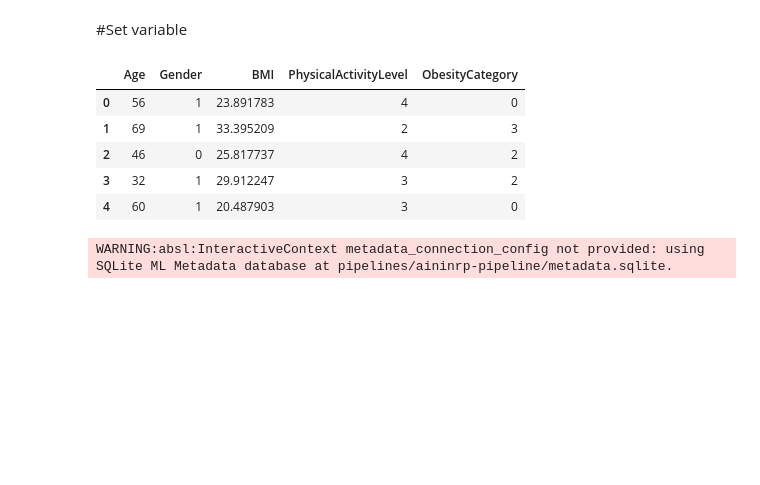
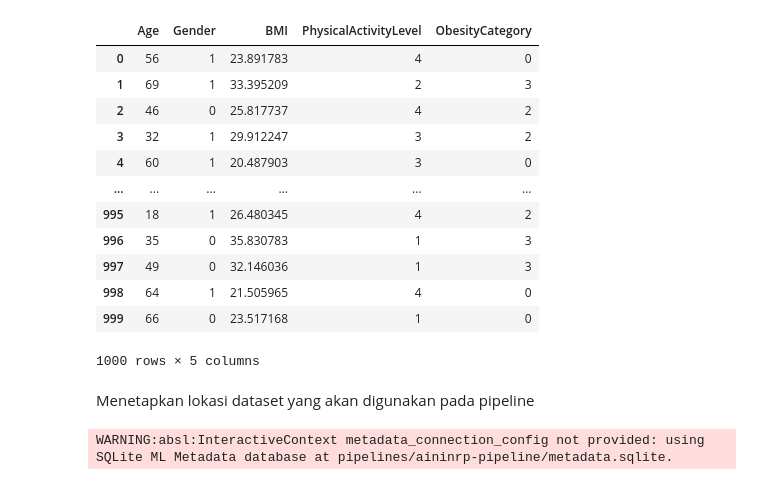
Before and after one commit to AiniNF30/Obesity-Prediction-MLOps-Pipeline, a Jupyter notebook: notebook.ipynb, the cells around one changed output. Saved outputs shown, nothing was run; the diff lists cells and outputs as text; code cells hidden in the pictures; blank space fills up the shorter version.

```diff
--- a/notebook.ipynb
+++ b/notebook.ipynb
@@ -4,8 +4,6 @@ from tfx.components import CsvExampleGen, StatisticsGen, SchemaGen, ExampleValid
 from tfx.proto import example_gen_pb2
 from tfx.orchestration.experimental.interactive.interactive_context import InteractiveContext
 import os
-# %% [markdown]
-#Set variable
 # %%
 PIPELINE_NAME = "aininrp-pipeline"
 SCHEMA_PIPELINE_NAME = "aininrp-tfdv-schema"
@@ -21,13 +19,22 @@ SERVING_MODEL_DIR = os.path.join('serving_model', PIPELINE_NAME)
 # %%
 import pandas as pd
 
 df = pd.read_csv("data/data.csv")
-df.head()
+df
 # %% [output]
 |  | Age | Gender | BMI | PhysicalActivityLevel | ObesityCategory |
 | 0 | 56 | 1 | 23.891783 | 4 | 0 |
 | 1 | 69 | 1 | 33.395209 | 2 | 3 |
 | 2 | 46 | 0 | 25.817737 | 4 | 2 |
 | 3 | 32 | 1 | 29.912247 | 3 | 2 |
 | 4 | 60 | 1 | 20.487903 | 3 | 0 |
+| ... | ... | ... | ... | ... | ... |
+| 995 | 18 | 1 | 26.480345 | 4 | 2 |
+| 996 | 35 | 0 | 35.830783 | 1 | 3 |
+| 997 | 49 | 0 | 32.146036 | 1 | 3 |
+| 998 | 64 | 1 | 21.505965 | 4 | 0 |
+| 999 | 66 | 0 | 23.517168 | 1 | 0 |
+1000 rows × 5 columns
+# %% [markdown]
+Menetapkan lokasi dataset yang akan digunakan pada pipeline
 # %%
```
Also changed, not shown: parts of 34 cells of this notebook, 51 other files.
